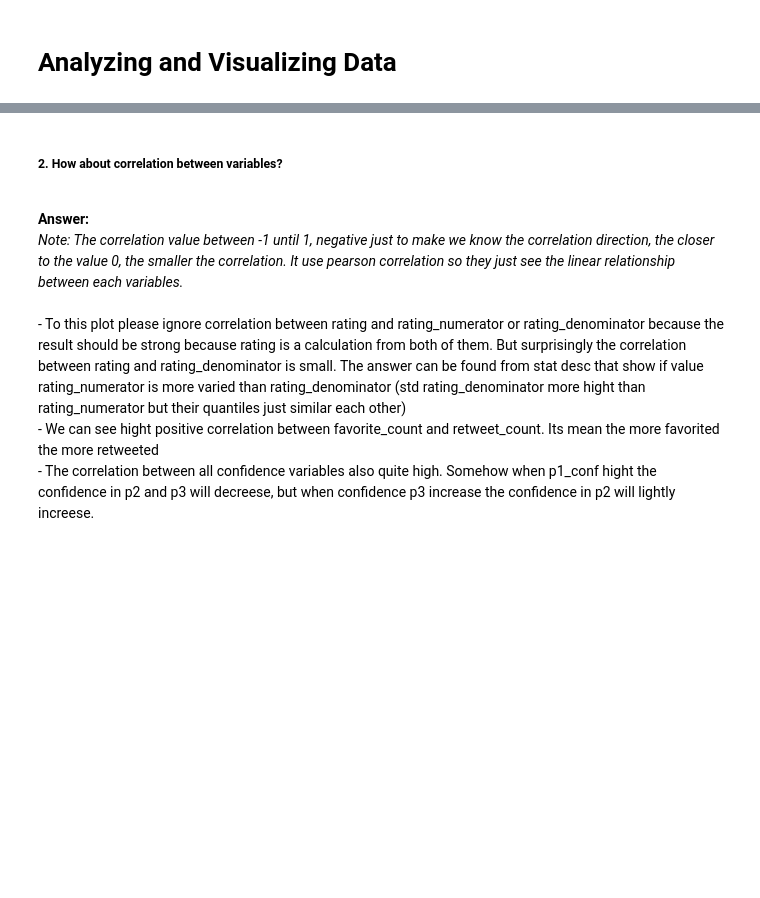
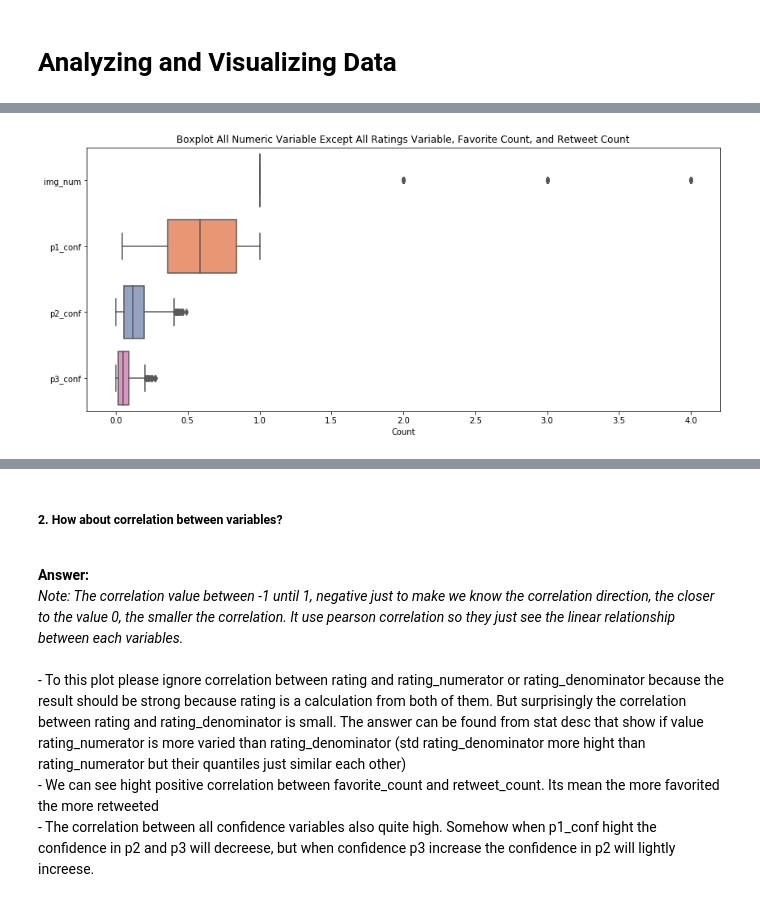
Before and after one commit to RyMey/Wrangling-WeRateDogs, a Jupyter notebook: Data Wrangling Project.ipynb, the cells around one changed output, grey strips where cells are left out. Cells and saved outputs as stored; diff of their text form; code cells hidden in the pictures; blank space fills up the shorter version.

```diff
--- a/Data Wrangling Project.ipynb
+++ b/Data Wrangling Project.ipynb
@@ -702,3 +1239,13 @@ sns.boxplot(data=twitter_df[['rating_numerator','rating_denominator','rating',\
+# %%
+fig, ax = plt.subplots()
+fig.set_size_inches(14, 6)
+sns.boxplot(data=twitter_df[['img_num','p1_conf','p2_conf','p3_conf']],\
+                 orient="h", palette="Set2", ax=ax);
+plt.title('Boxplot All Numeric Variable Except All Ratings Variable, Favorite Count, and Retweet Count');
+plt.xlabel('Count');
+plt.savefig('plot/3_Boxplot All Numeric Variable Except All Ratings Variable, Favorite Count, and Retweet Count.png')
+# %% [output]
+[figure, added]
 # %%
 fig, ax = plt.subplots()
 fig.set_size_inches(14, 6)
```
Also changed, not shown: parts of 147 cells of this notebook.
